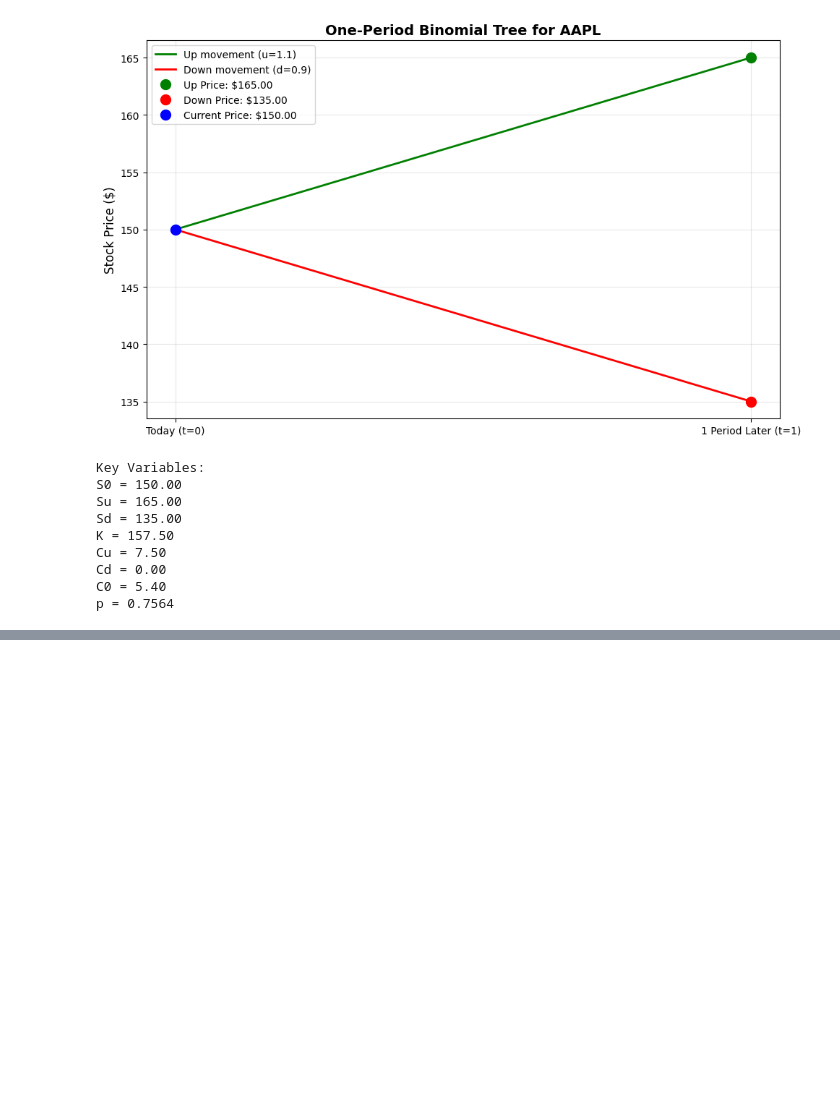
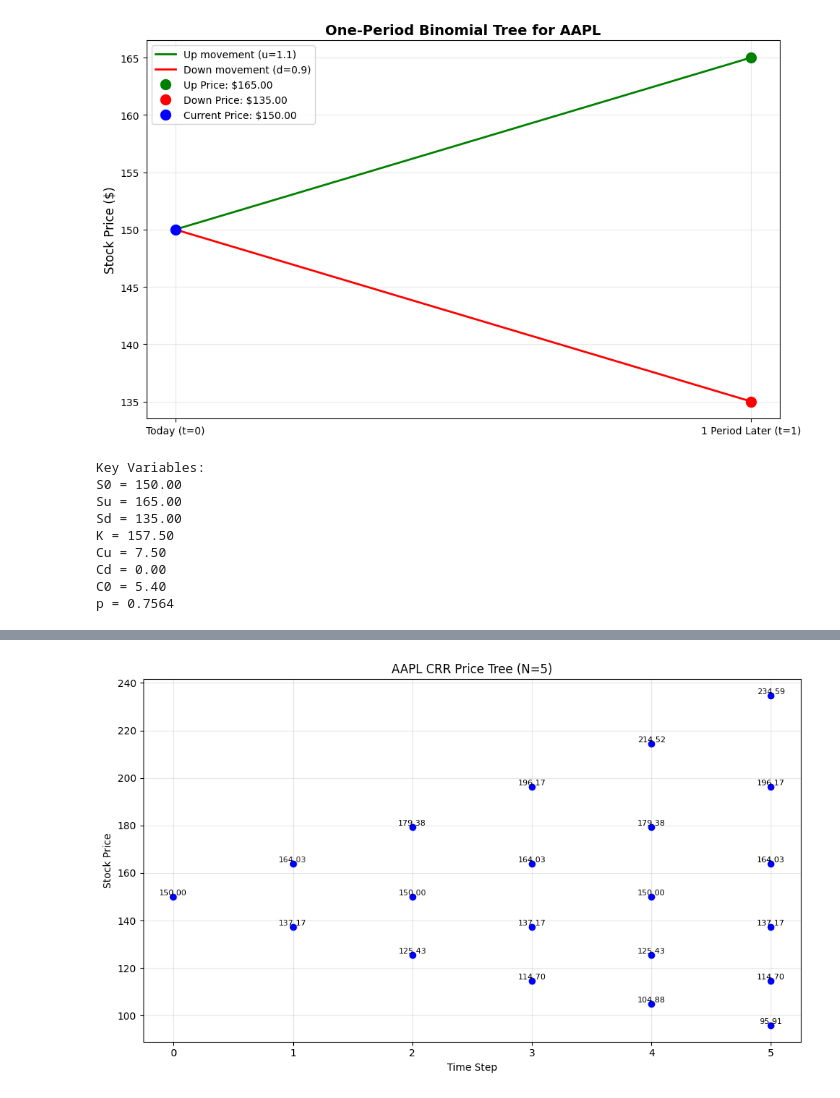
Before and after one commit to MohammedLike/Quantitative-Finance-Practice, a Jupyter notebook: Module 1/binomial_option_pricing.ipynb, the cells around one changed output, grey strips where cells are left out. Saved outputs shown, nothing was run; the diff lists cells and outputs as text; code cells hidden in the pictures; blank space fills up the shorter version.

```diff
--- a/Module 1/binomial_option_pricing.ipynb
+++ b/Module 1/binomial_option_pricing.ipynb
@@ -106,0 +311,88 @@ p = 0.7564
+# %%
+import numpy as np
+import yfinance as yf
+import matplotlib.pyplot as plt
+import pandas as pd
+
+# Step 1: Fetch real stock price
+ticker = 'AAPL'
+try:
+    data = yf.download(ticker, period='5d', interval='1d')
+    if data.empty:
+        raise ValueError("No data.")
+    S0 = data['Close'].iloc[-1]
+    print(f"Fetched {ticker} price: ${S0:.2f}")
+except:
+    S0 = 150.0
+    print("Fallback price used.")
+
+# Step 2: Parameters
+T = 1                # Maturity in years
+N = 5                # Time steps
+r = 0.05             # Risk-free rate
+sigma = 0.2          # Volatility
+K = S0 * 1.05        # Strike price (5% above spot)
+
+dt = T / N
+u = np.exp(sigma * np.sqrt(dt))
+d = 1 / u
+p = (np.exp(r * dt) - d) / (u - d)
+discount = np.exp(-r * dt)
+
+# Step 3: Asset prices at maturity
+S = np.array([S0 * (u ** j) * (d ** (N - j)) for j in range(N + 1)])
+
+# Step 4: Payoff at maturity
+european_call = np.maximum(S - K, 0)
+american_call = european_call.copy()
+european_put = np.maximum(K - S, 0)
+american_put = european_put.copy()
+
+# Step 5: Backward induction
+for i in range(N - 1, -1, -1):
+    S = np.array([S0 * (u ** j) * (d ** (i - j)) for j in range(i + 1)])
+
+    # Discounted expected value
+    european_call = discount * (p * european_call[1:] + (1 - p) * european_call[:-1])
+    european_put = discount * (p * european_put[1:] + (1 - p) * european_put[:-1])
+
+    # Early exercise check
+    american_call = np.maximum(S - K, discount * (p * american_call[1:] + (1 - p) * american_call[:-1]))
+    american_put = np.maximum(K - S, discount * (p * american_put[1:] + (1 - p) * american_put[:-1]))
+
+# Step 6: Results
+print(f"\nCRR Model (N={N} steps)")
+print(f"European Call Price: ${european_call[0]:.2f}")
+print(f"American Call Price: ${american_call[0]:.2f}")
+print(f"European Put Price:  ${european_put[0]:.2f}")
+print(f"American Put Price:  ${american_put[0]:.2f}")
+
+# Step 7: Final stock and payoff table
+final_stock_prices = [S0 * (u ** j) * (d ** (N - j)) for j in range(N + 1)]
+df = pd.DataFrame({
+    'Final Price': final_stock_prices,
+    'Call Payoff': np.maximum(np.array(final_stock_prices) - K, 0),
+    'Put Payoff': np.maximum(K - np.array(final_stock_prices), 0)
+})
+print("\nPayoffs at Maturity:")
+print(df)
+
+# Step 8: Optional: Visualize stock tree
+if N <= 6:
+    tree = np.zeros((N + 1, N + 1))
+    for i in range(N + 1):
+        for j in range(i + 1):
+            tree[j, i] = S0 * (u ** j) * (d ** (i - j))
+
+    plt.figure(figsize=(10, 6))
+    for i in range(N + 1):
+        for j in range(i + 1):
+            plt.plot(i, tree[j, i], 'bo')
+            plt.text(i, tree[j, i], f"{tree[j, i]:.2f}", fontsize=8, ha='center', va='bottom')
+    plt.title(f"{ticker} CRR Price Tree (N={N})")
+    plt.xlabel("Time Step")
+    plt.ylabel("Stock Price")
+    plt.grid(True, alpha=0.3)
+    plt.tight_layout()
+    plt.show()
+# %% [output]
@@ -106,0 +416 @@ p = 0.7564
+[figure, added]
```
Also changed, not shown: parts of 27 cells of this notebook.
